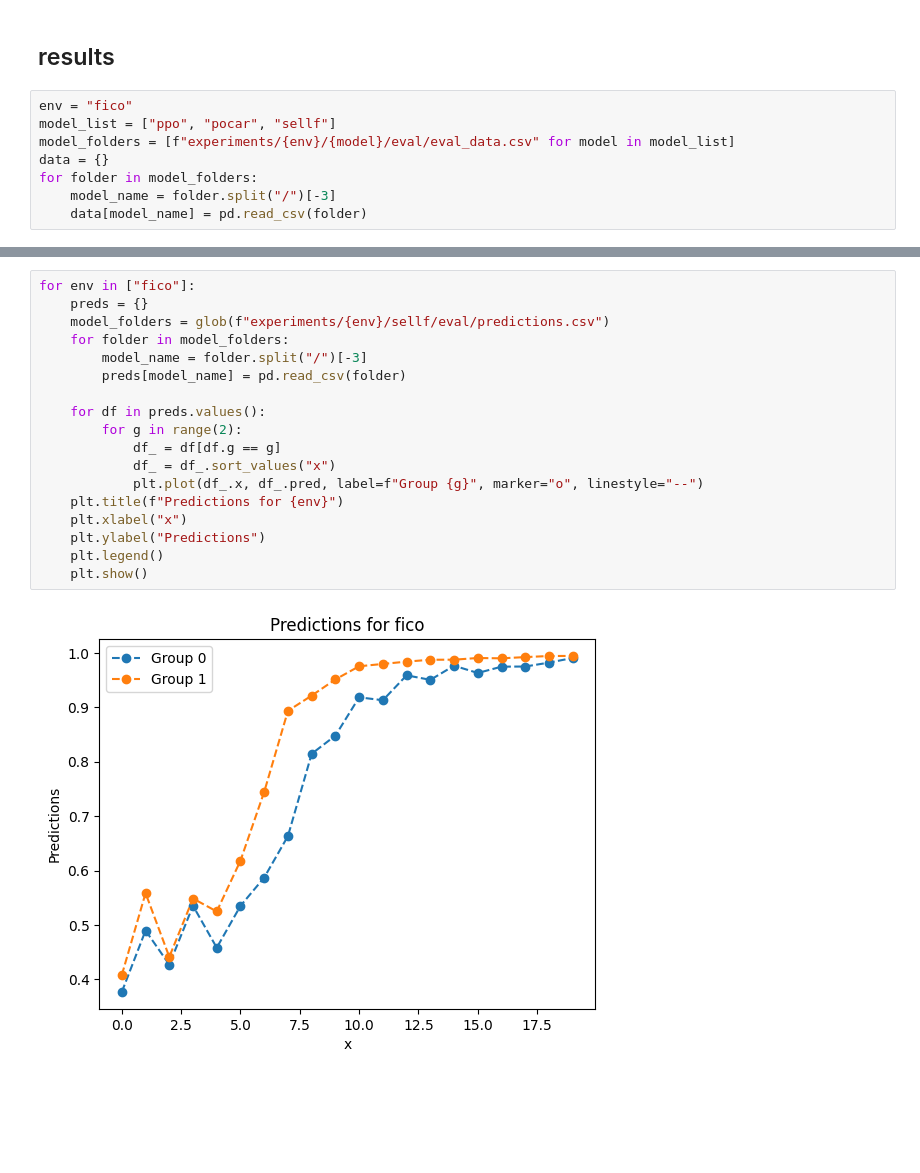
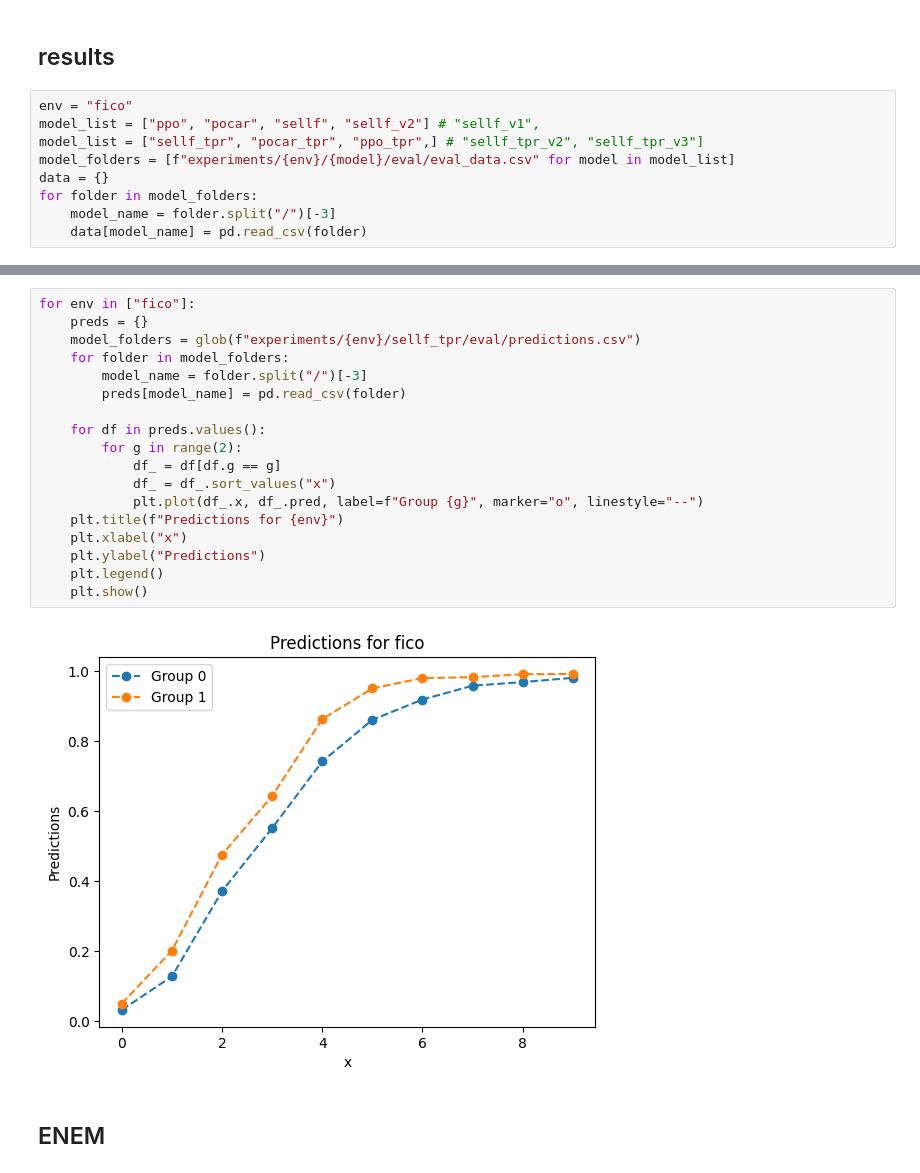
Before and after one commit to hiaac-finance/sellf, a Jupyter notebook: plots.ipynb, the cells around one changed output, grey strips where cells are left out. Cells and saved outputs as stored; diff of their text form; blank space fills up the shorter version.

```diff
--- a/plots.ipynb
+++ b/plots.ipynb
@@ -138,7 +303,8 @@ def plot_group_metrics(data):
 ## results
 # %%
 env = "fico"
-model_list = ["ppo", "pocar", "sellf"]
+model_list = ["ppo", "pocar", "sellf", "sellf_v2"] # "sellf_v1",
+model_list = ["sellf_tpr", "pocar_tpr", "ppo_tpr",] # "sellf_tpr_v2", "sellf_tpr_v3"]
 model_folders = [f"experiments/{env}/{model}/eval/eval_data.csv" for model in model_list]
 data = {}
 for folder in model_folders:
@@ -252,20 +517,22 @@ for col in columns:
 # %%
 for env in ["fico"]:
     preds = {}
-    model_folders = glob(f"experiments/{env}/sellf/eval/predictions.csv")
+    model_folders = glob(f"experiments/{env}/sellf_tpr/eval/predictions.csv")
     for folder in model_folders:
         model_name = folder.split("/")[-3]
         preds[model_name] = pd.read_csv(folder)
 
     for df in preds.values():
         for g in range(2):
             df_ = df[df.g == g]
             df_ = df_.sort_values("x")
             plt.plot(df_.x, df_.pred, label=f"Group {g}", marker="o", linestyle="--")
     plt.title(f"Predictions for {env}")
     plt.xlabel("x")
     plt.ylabel("Predictions")
     plt.legend()
     plt.show()
 # %% [output]
-[figure, old version]
+[figure, new version]
+# %% [markdown]
+## ENEM
```
Also changed, not shown: parts of 32 cells of this notebook, 4 other files.
